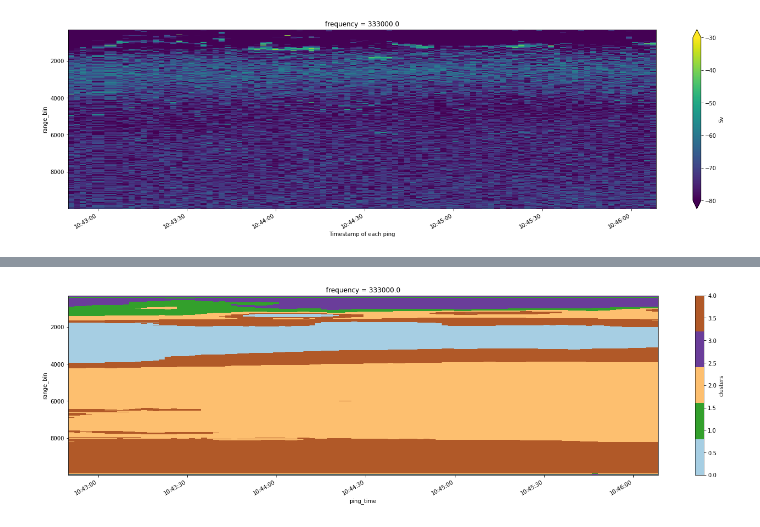
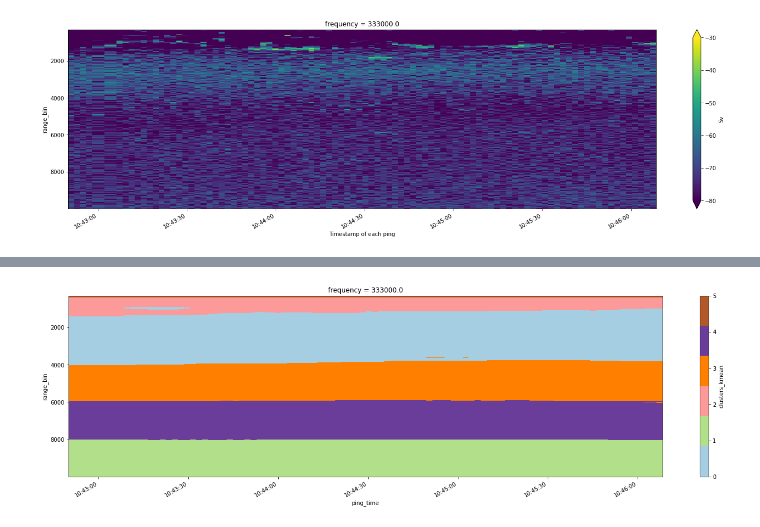
Before and after one commit to loicbachelot/owh-proj-bioacoustics, a Jupyter notebook: bioacoustics/layer_extraction/clustering.ipynb, the cells around one changed output, grey strips where cells are left out. Cells and saved outputs as stored; diff of their text form; code cells hidden in the pictures.

Commit message:
[update] clean after clustering tests and provide nice notebook with KMeans

```diff
--- a/bioacoustics/layer_extraction/kmean.ipynb
+++ b/bioacoustics/layer_extraction/clustering.ipynb
@@ -102,5 +104,5 @@ ds_a = ds_s
 # %%
-stacked = ds_a.stack(z=('ping_time', 'range_bin'))
+stacked = ds_s.stack(z=('ping_time', 'range_bin'))
 stacked
 # %% [output]
 <xarray.Dataset>
@@ -128,3 +117,0 @@ array([3, 3, 3, ..., 3, 3, 3], dtype=int32)
-# %%
-stacked = stacked.assign(variables={"clusters": (('z'), y)})
-stacked
@@ -143,0 +145,10 @@ Data variables:
+# %%
+N_CLUSTERS = 6
+
+X = np.zeros([len(stacked['z']),2])
+X[:,0] = stacked['Sv_smooth'].data
+X[:,1] = stacked['range_bin'].data
+
+X = StandardScaler().fit_transform(X)
+
+print(f"shape X: {X.shape}")
@@ -143,0 +157,6 @@ Data variables:
+# %%
+%%time
+kmeans = KMeans(n_clusters=N_CLUSTERS)
+y_kmean = kmeans.fit_predict(X)
+stacked = stacked.assign(variables={"clusters_kmean": (('z'), y_kmean)})
+stacked
@@ -159,6 +191,6 @@ Data variables:
 # %%
-fig = res['clusters'].plot(x='ping_time', size=6, aspect=4, cmap=plt.cm.get_cmap('Paired', N_CLUSTERS)).figure
+fig = res['clusters_kmean'].plot(x='ping_time', size=6, aspect=4, cmap=plt.cm.get_cmap('Paired', N_CLUSTERS)).figure
 plt.gca().invert_yaxis()
 # %% [output]
-[figure, old version]
+[figure, new version]
 # %%
```
Also changed, not shown: parts of 32 cells of this notebook.
